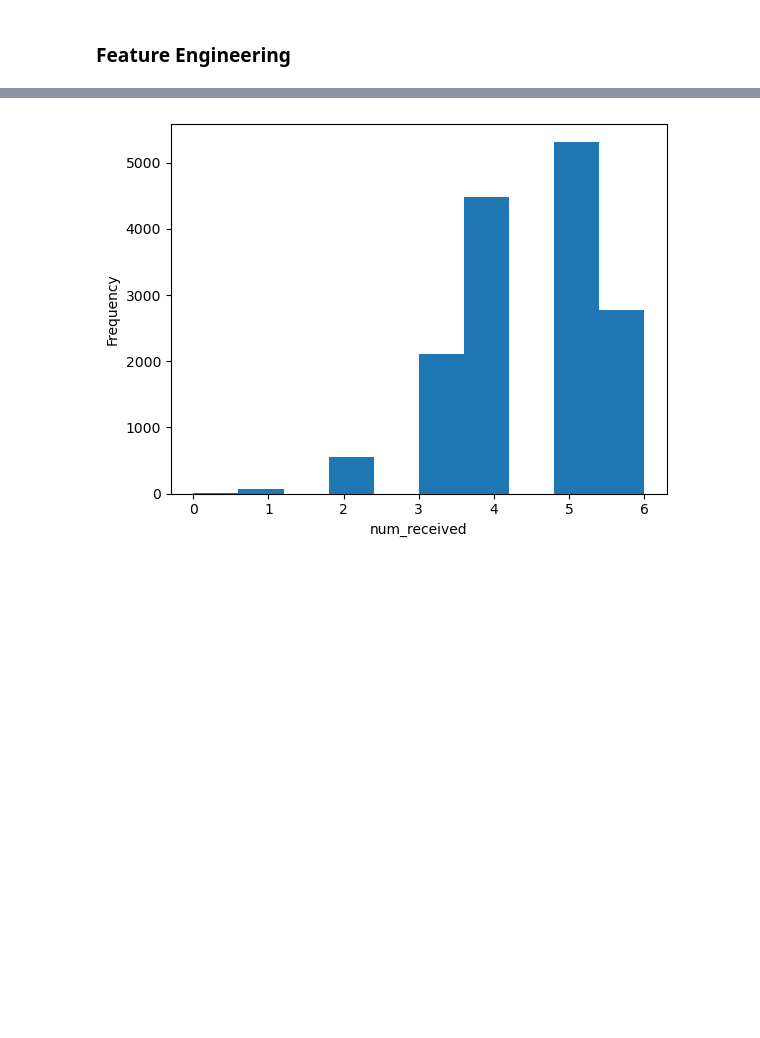
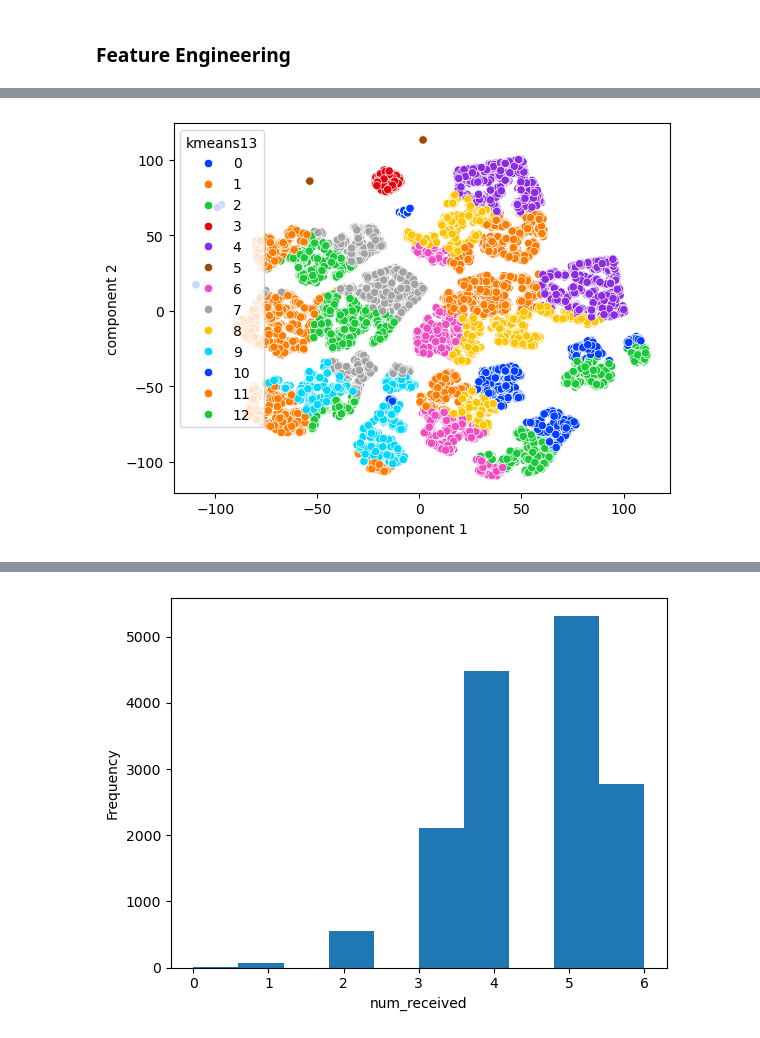
Before and after one commit to rara-ch/StarbucksPromotionalOffers_DataAnalysis, a Jupyter notebook: PythonNotebooks/OfferCompletion_ClassificationModelling.ipynb, the cells around one changed output, grey strips where cells are left out. Saved outputs shown, nothing was run; the diff lists cells and outputs as text; code cells hidden in the pictures; blank space fills up the shorter version.

```diff
--- a/PythonNotebooks/OfferCompletion_ClassificationModelling.ipynb
+++ b/PythonNotebooks/OfferCompletion_ClassificationModelling.ipynb
@@ -204,0 +235,25 @@ X_temp.head()
+# %%
+# Create a KMeans cluster since there seems to be around 13 clusters in the t-SNE visualisation
+# Create a KMeans object with 13 clusters
+kmeans13 = KMeans(
+    n_clusters=13,
+    n_init=100,
+    random_state=42
+)
+
+# Fit the KMeans model on the standardised data
+kmeans13.fit(cluster_data)
+
+# Add the clusters to the tsne results (data_tsne) DataFrame
+data_tsne['kmeans13'] = kmeans13.labels_
+# %%
+# Plot the t-SNE data with 'kmeans13' as the hue
+sns.scatterplot(
+    data=data_tsne,
+    x='component 1',
+    y='component 2',
+    hue='kmeans13',
+    palette='bright'
+);
+# %% [output]
+[figure, added]
```
Also changed, not shown: parts of 12 cells of this notebook.
